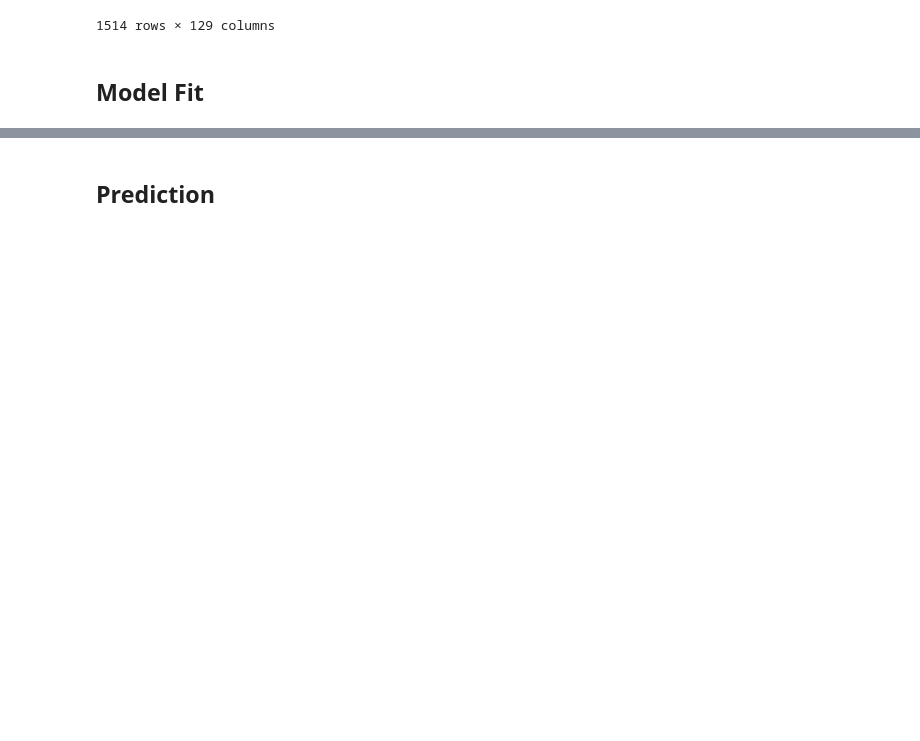
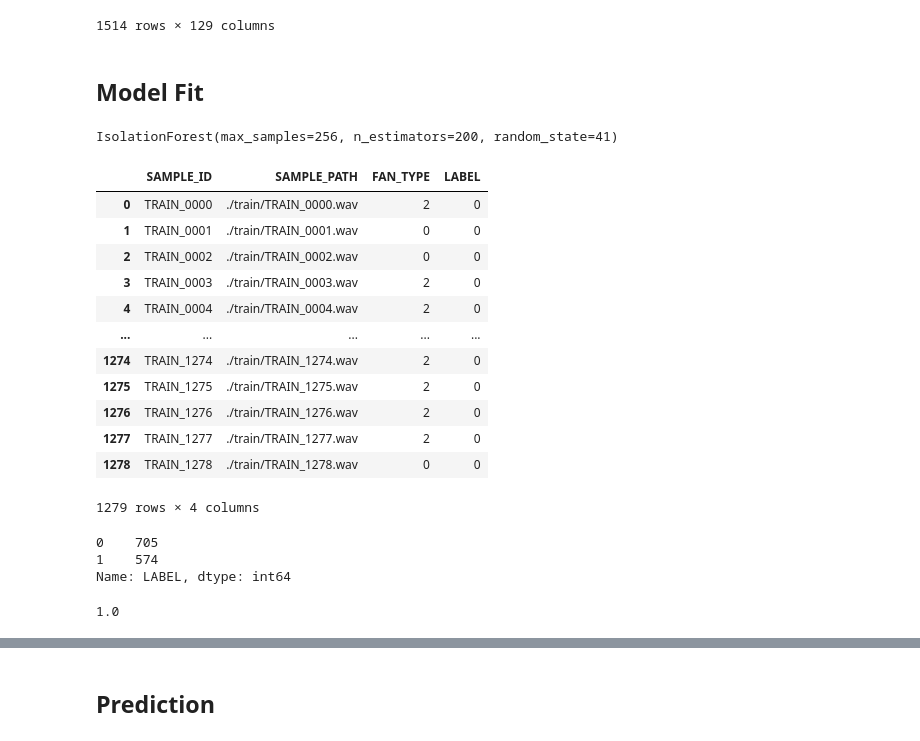
Before and after one commit to lhshs/Dacon, a Jupyter notebook: 230116_Machine_Error_Sound/Unsupervised.ipynb, the cells around one changed output, grey strips where cells are left out. Saved outputs shown, nothing was run; the diff lists cells and outputs as text; code cells hidden in the pictures; blank space fills up the shorter version.

Commit message:
searching_model

```diff
--- a/230116_Machine_Error_Sound/Unsupervised.ipynb
+++ b/230116_Machine_Error_Sound/Unsupervised.ipynb
@@ -105,5 +106,7 @@ final_test
 # %% [markdown]
 ## Model Fit
 # %%
-# model = IsolationForest(n_estimators=200, max_samples=256, contamination='auto', random_state=CFG['SEED'], verbose=0)
-# model.fit(train_features)
+model = IsolationForest(n_estimators=200, max_samples=256, contamination='auto', random_state=CFG['SEED'], verbose=0)
+model.fit(train_features)
+# %% [output]
+IsolationForest(max_samples=256, n_estimators=200, random_state=41)
@@ -109,0 +115,36 @@ final_test
+# %%
+train_df
+# %% [output]
+|  | SAMPLE_ID | SAMPLE_PATH | FAN_TYPE | LABEL |
+| 0 | TRAIN_0000 | ./train/TRAIN_0000.wav | 2 | 0 |
+| 1 | TRAIN_0001 | ./train/TRAIN_0001.wav | 0 | 0 |
+| 2 | TRAIN_0002 | ./train/TRAIN_0002.wav | 0 | 0 |
+| 3 | TRAIN_0003 | ./train/TRAIN_0003.wav | 2 | 0 |
+| 4 | TRAIN_0004 | ./train/TRAIN_0004.wav | 2 | 0 |
+| ... | ... | ... | ... | ... |
+| 1274 | TRAIN_1274 | ./train/TRAIN_1274.wav | 2 | 0 |
+| 1275 | TRAIN_1275 | ./train/TRAIN_1275.wav | 2 | 0 |
+| 1276 | TRAIN_1276 | ./train/TRAIN_1276.wav | 2 | 0 |
+| 1277 | TRAIN_1277 | ./train/TRAIN_1277.wav | 2 | 0 |
+| 1278 | TRAIN_1278 | ./train/TRAIN_1278.wav | 0 | 0 |
+1279 rows × 4 columns
+# %%
+# outliers_fraction = 0.01
+
+min_max_scaler = preprocessing.StandardScaler()
+np_scaled = min_max_scaler.fit_transform(train)
+data = pd.DataFrame(np_scaled)
+
+# train isolation forest
+model =  IsolationForest(n_estimators=1328, max_samples=128, contamination=0.001,
+                         random_state=CFG['SEED'], verbose=0)
+model.fit(train)
+
+# add the data to the main
+train_mfcc['LABEL'] = pd.Series(model.predict(data))
+train_mfcc['LABEL'] = train_mfcc['LABEL'].map( {1: 0, -1: 1} )
+print(train_mfcc['LABEL'].value_counts())
+# %% [output]
+0    705
+1    574
+Name: LABEL, dtype: int64
@@ -109,0 +159,8 @@ final_test
+# %%
+from sklearn.metrics import accuracy_score
+
+model.fit(X_train, y_train)
+pred = model.predict(X_val)
+accuracy_score(y_val, pred)
+# %% [output]
+1.0
```
Also changed, not shown: parts of 11 cells of this notebook, 14 other files.
